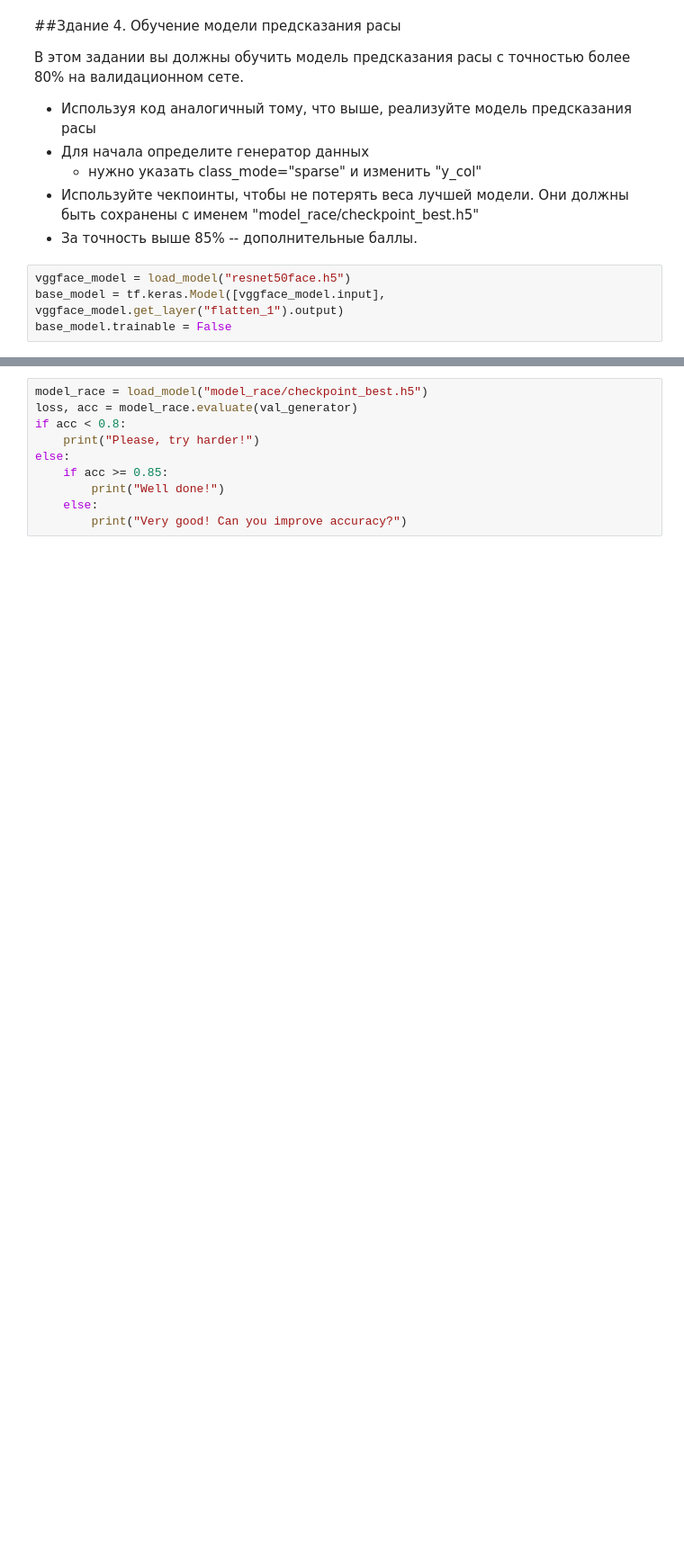
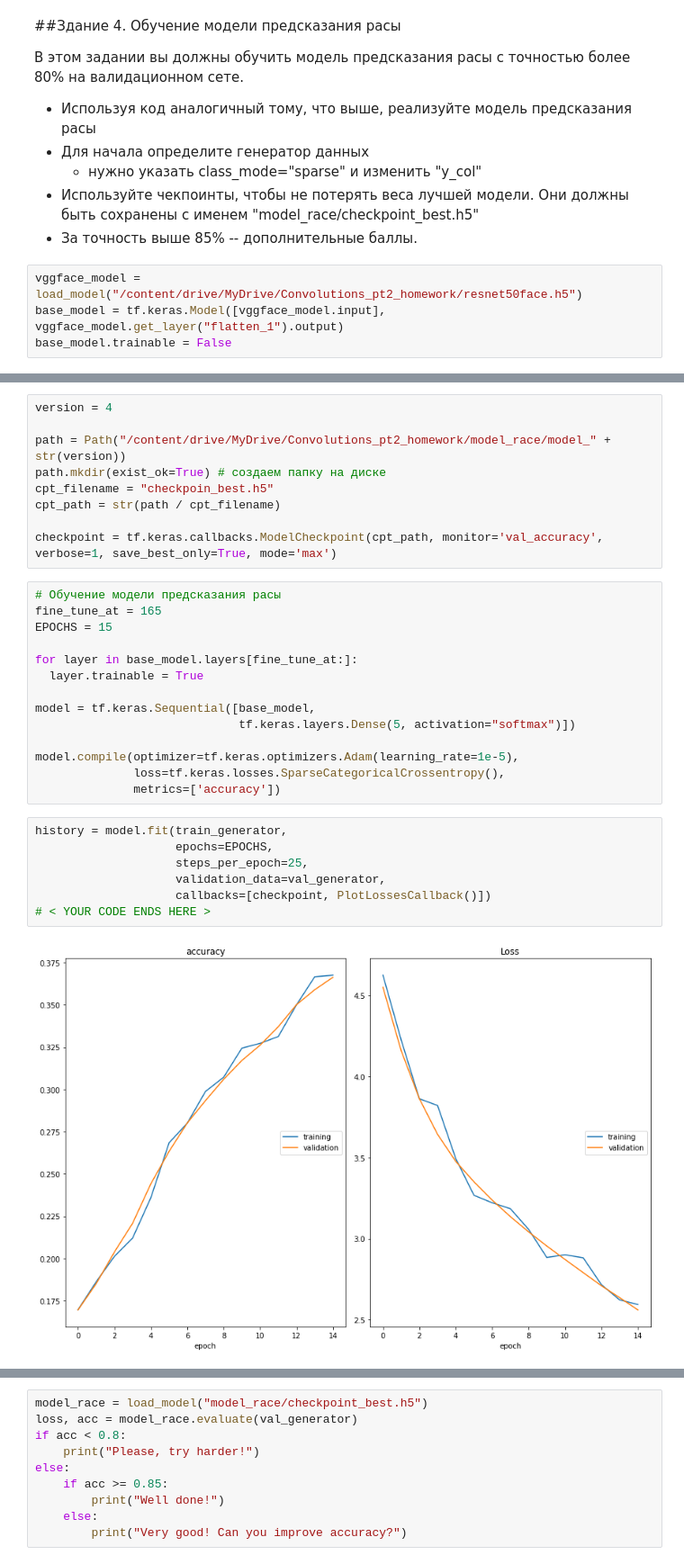
Before and after one commit to larinsi/DS0P, a Jupyter notebook: Machine_learning_Middle_level_Neural_networks/05_Convolutional_neural_networks_Pt2/homework_2.ipynb, the cells around one changed output, grey strips where cells are left out. Shown at 90% size. Cells and saved outputs as stored; diff of their text form; blank space fills up the shorter version.

```diff
--- a/Machine_learning_Middle_level_Neural_networks/05_Convolutional_neural_networks_Pt2/homework_2.ipynb
+++ b/Machine_learning_Middle_level_Neural_networks/05_Convolutional_neural_networks_Pt2/homework_2.ipynb
@@ -596,7 +596,7 @@ show_faces(sample_validation_images, real_gender=sample_validation_labels, predi
 *   Используйте чекпоинты, чтобы не потерять веса лучшей модели. Они должны быть сохранены с именем "model_race/checkpoint_best.h5"
 *   За точность выше 85% -- дополнительные баллы.
 # %%
-vggface_model = load_model("resnet50face.h5")
+vggface_model = load_model("/content/drive/MyDrive/Convolutions_pt2_homework/resnet50face.h5")
 base_model = tf.keras.Model([vggface_model.input], vggface_model.get_layer("flatten_1").output)
 base_model.trainable = False
 # %% [output]
@@ -609,0 +624,32 @@ WARNING:tensorflow:No training configuration found in save file: the model was *
+# %%
+version = 4
+
+path = Path("/content/drive/MyDrive/Convolutions_pt2_homework/model_race/model_" + str(version))
+path.mkdir(exist_ok=True) # создаем папку на диске
+cpt_filename = "checkpoin_best.h5"
+cpt_path = str(path / cpt_filename)
+
+checkpoint = tf.keras.callbacks.ModelCheckpoint(cpt_path, monitor='val_accuracy', verbose=1, save_best_only=True, mode='max')
+# %%
+# Обучение модели предсказания расы
+fine_tune_at = 165
+EPOCHS = 15
+
+for layer in base_model.layers[fine_tune_at:]:
+  layer.trainable = True
+
+model = tf.keras.Sequential([base_model,
+                             tf.keras.layers.Dense(5, activation="softmax")])
+
+model.compile(optimizer=tf.keras.optimizers.Adam(learning_rate=1e-5),
+              loss=tf.keras.losses.SparseCategoricalCrossentropy(),
+              metrics=['accuracy'])
+# %%
+history = model.fit(train_generator,
+                    epochs=EPOCHS,
+                    steps_per_epoch=25,
+                    validation_data=val_generator,
+                    callbacks=[checkpoint, PlotLossesCallback()])
+# < YOUR CODE ENDS HERE >
+# %% [output]
+[figure, added]
```
Also changed, not shown: parts of 6 cells of this notebook.
